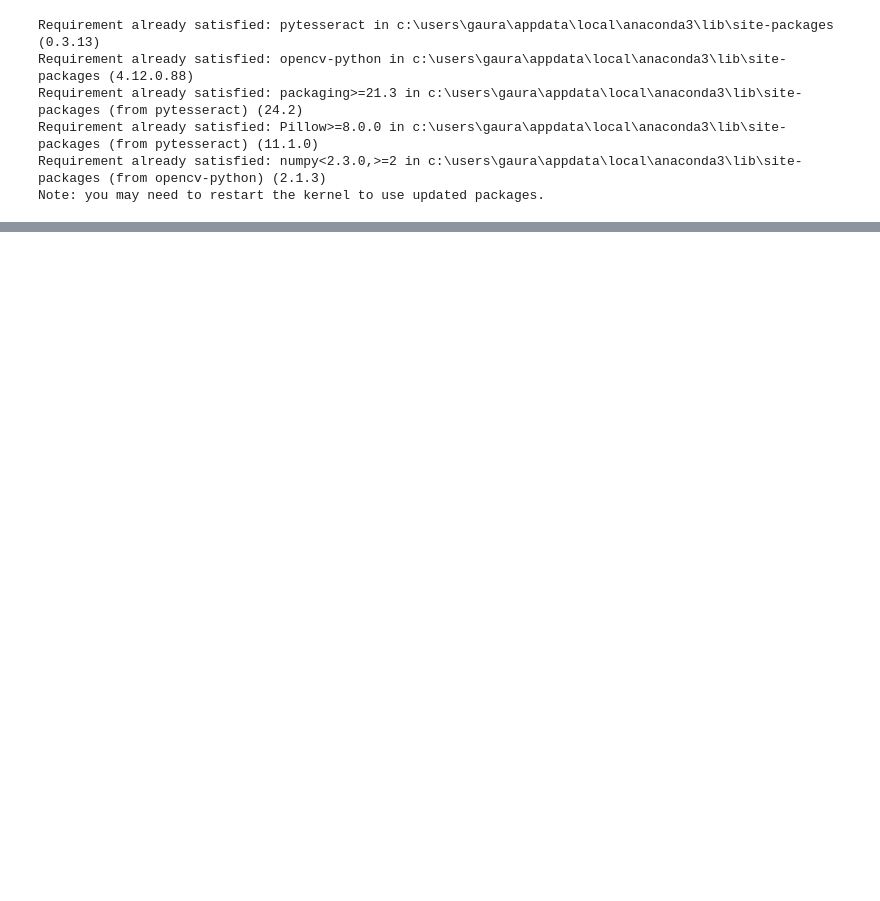
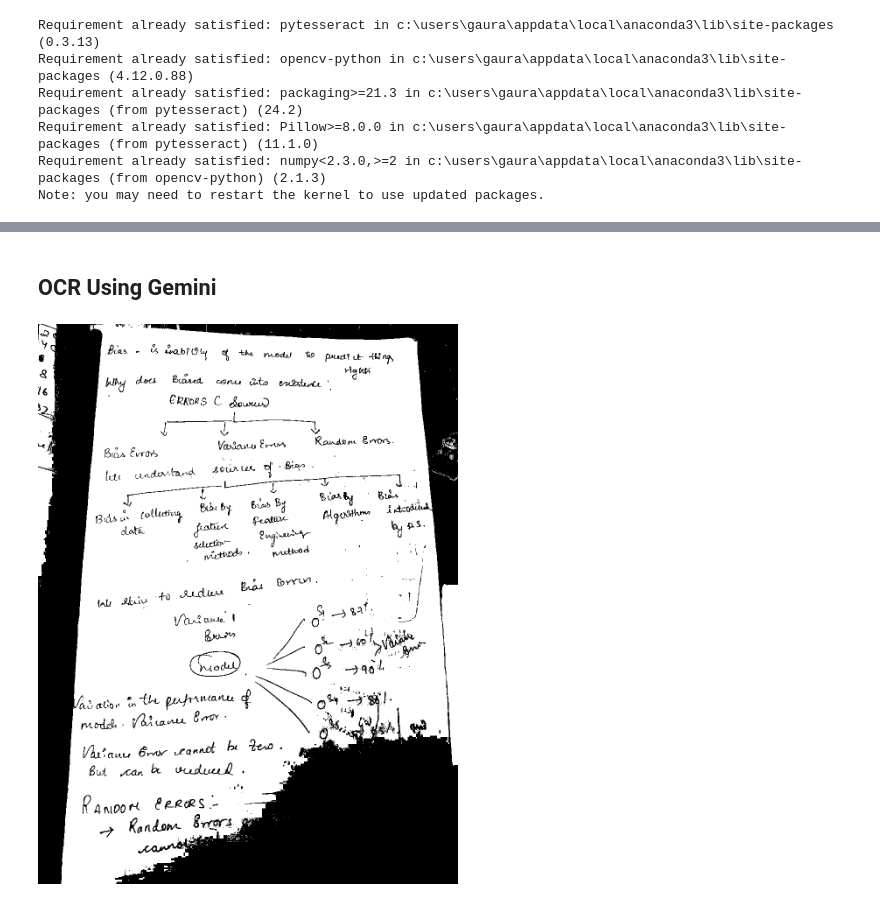
Before and after one commit to Gauravsiwal/image_to_text, a Jupyter notebook: working_with_pytesseract.ipynb, the cells around one changed output, grey strips where cells are left out. Saved outputs shown, nothing was run; the diff lists cells and outputs as text; code cells hidden in the pictures; blank space fills up the shorter version.

```diff
--- a/working_with_pytesseract.ipynb
+++ b/working_with_pytesseract.ipynb
@@ -47,3 +47,5 @@ k Anioom ELZRRS -
 cv2.imshow("Black & White", image_bw)
 cv2.waitKey(0)
 cv2.destroyAllWindows()
+# %% [markdown]
+## OCR Using Gemini
@@ -49,0 +65,5 @@ cv2.destroyAllWindows()
+# %%
+pil_img = Image.fromarray(image_bw)
+pil_img
+# %% [output]
+[figure, added]
```
Also changed, not shown: parts of 9 cells of this notebook, 2 other files.
